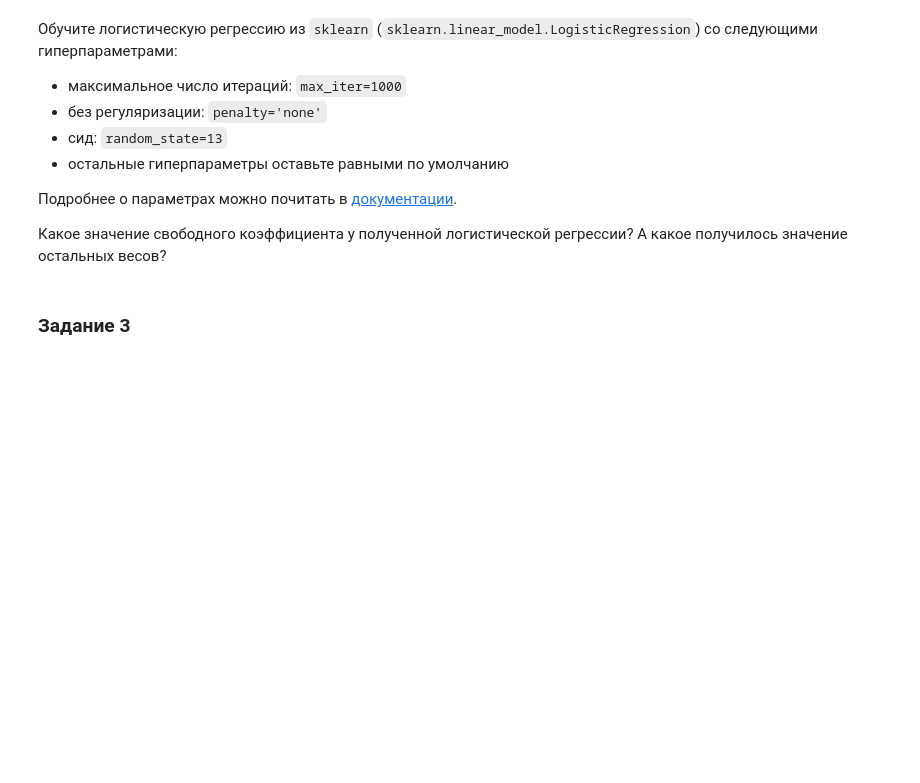
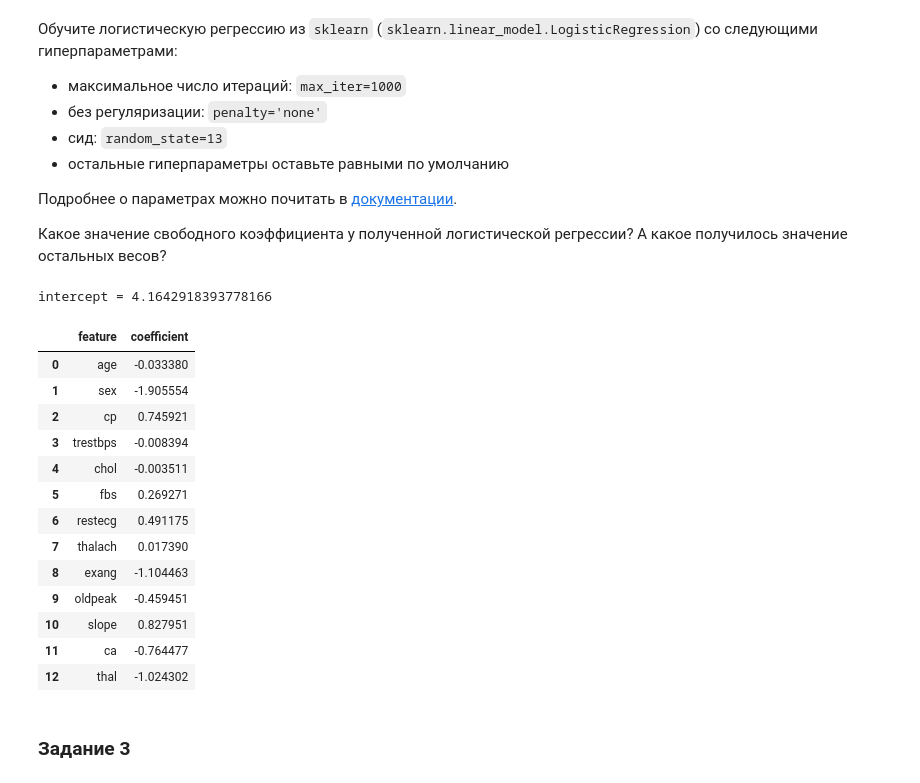
Before and after one commit to ksetdekov/ml_dpo_2021, a Jupyter notebook: hw/hw3/hw03.ipynb, the cells around one changed output. Drawn from its saved outputs; the diff is of its cells as text; code cells hidden in the pictures; blank space fills up the shorter version.

```diff
--- a/hw/hw3/hw03.ipynb
+++ b/hw/hw3/hw03.ipynb
@@ -300,3 +298,28 @@ X_train.shape, X_test.shape
+# %%
+from sklearn.linear_model import LogisticRegression
+logreg = LogisticRegression(penalty='none', random_state=13, max_iter=1000)
+
+logreg.fit(X_train, y_train)
+print(f'intercept = {logreg.intercept_[0]}')
+
+valzip = zip(X_train.columns, logreg.coef_[0])
+pd.DataFrame(valzip, columns=['feature', 'coefficient'])
+# %% [output]
+intercept = 4.1642918393778166
+|  | feature | coefficient |
+| 0 | age | -0.033380 |
+| 1 | sex | -1.905554 |
+| 2 | cp | 0.745921 |
+| 3 | trestbps | -0.008394 |
+| 4 | chol | -0.003511 |
+| 5 | fbs | 0.269271 |
+| 6 | restecg | 0.491175 |
+| 7 | thalach | 0.017390 |
+| 8 | exang | -1.104463 |
+| 9 | oldpeak | -0.459451 |
+| 10 | slope | 0.827951 |
+| 11 | ca | -0.764477 |
+| 12 | thal | -1.024302 |
 # %% [markdown]
 ### Задание 3 <a id="task2_3"></a>
 # %% [markdown]
```
Also changed, not shown: parts of 1 cell of this notebook.
